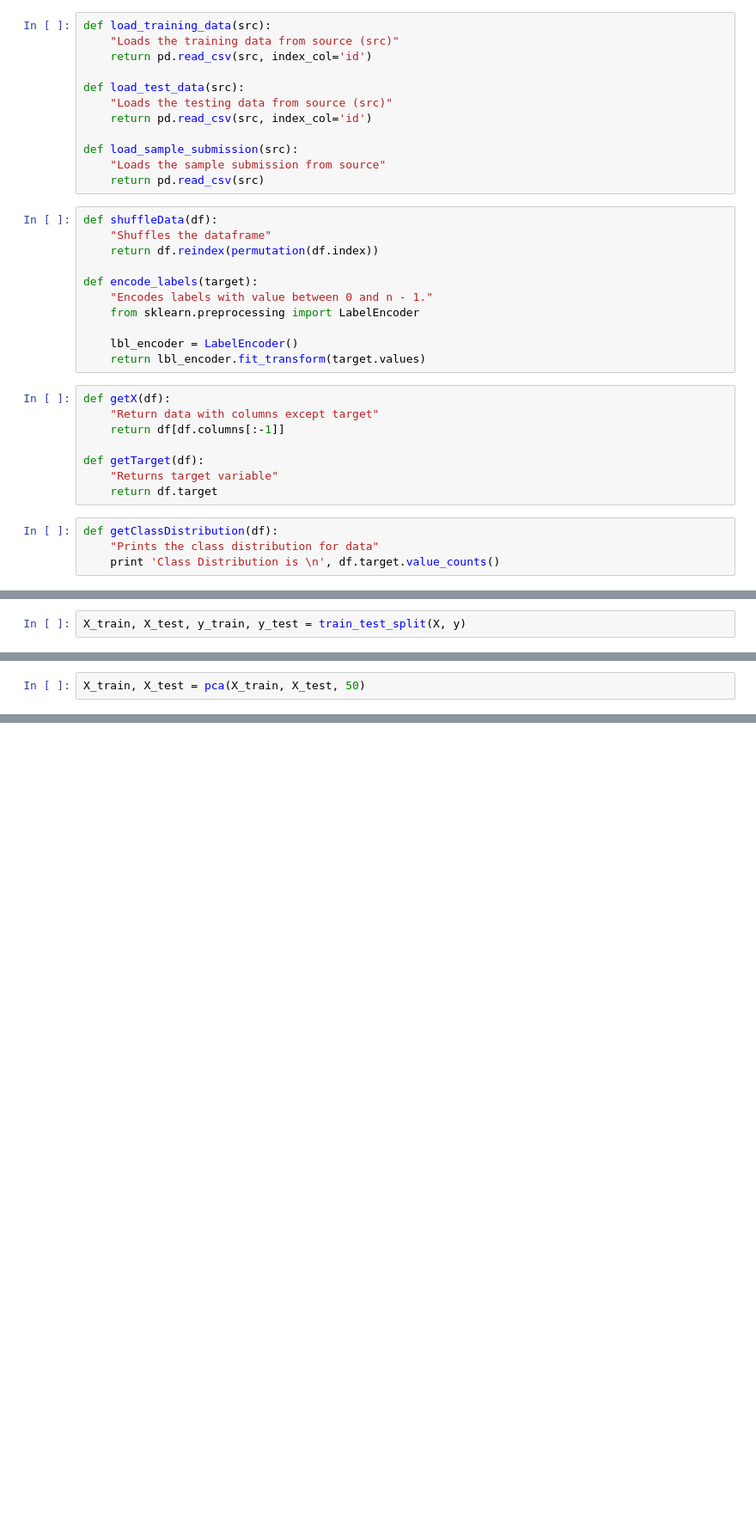
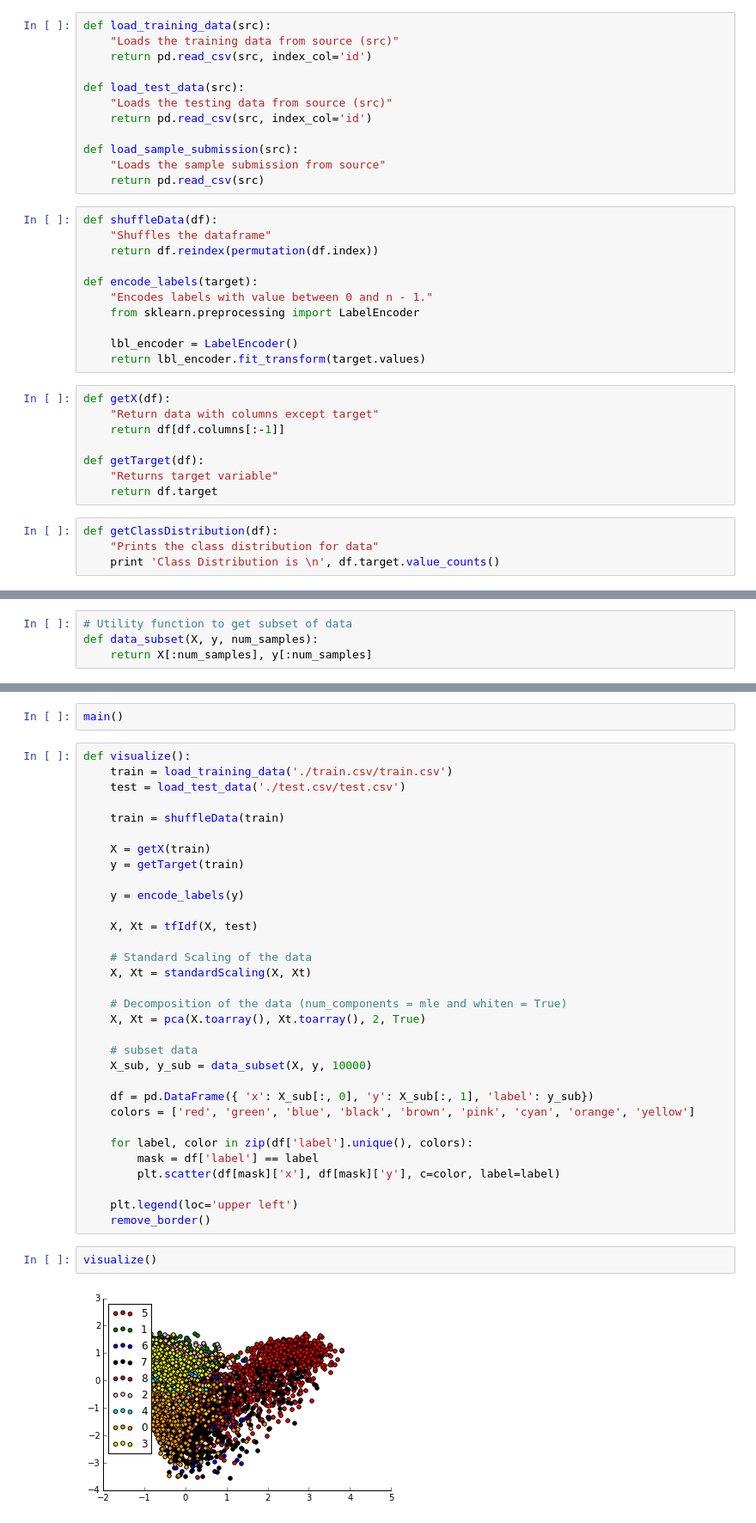
Before and after one commit to numb3r33/Otto-Group, a Jupyter notebook: Otto-Group.ipynb, the cells around one changed output, grey strips where cells are left out. Shown at 86% size. Saved outputs shown, nothing was run; the diff lists cells and outputs as text; blank space fills up the shorter version.

```diff
--- a/Otto-Group.ipynb
+++ b/Otto-Group.ipynb
@@ -189,2 +73,0 @@ y = encode_labels(target)
-# %%
-X_train, X_test, y_train, y_test = train_test_split(X, y)
@@ -197,2 +73,0 @@ print X_train.shape, X_test.shape, y_train.shape, y_test.shape
-# %%
-X_train, X_test = pca(X_train, X_test, 50)
@@ -229,0 +159,4 @@ print confusion_matrix(y_test, y_pred_class)
+# %%
+# Utility function to get subset of data
+def data_subset(X, y, num_samples):
+    return X[:num_samples], y[:num_samples]
@@ -229,0 +208,38 @@ print confusion_matrix(y_test, y_pred_class)
+# %%
+main()
+# %%
+def visualize():
+    train = load_training_data('./train.csv/train.csv')
+    test = load_test_data('./test.csv/test.csv')
+
+    train = shuffleData(train)
+
+    X = getX(train)
+    y = getTarget(train)
+
+    y = encode_labels(y)
+
+    X, Xt = tfIdf(X, test)
+
+    # Standard Scaling of the data
+    X, Xt = standardScaling(X, Xt)
+
+    # Decomposition of the data (num_components = mle and whiten = True)
+    X, Xt = pca(X.toarray(), Xt.toarray(), 2, True)
+
+    # subset data
+    X_sub, y_sub = data_subset(X, y, 10000)
+
+    df = pd.DataFrame({ 'x': X_sub[:, 0], 'y': X_sub[:, 1], 'label': y_sub})
+    colors = ['red', 'green', 'blue', 'black', 'brown', 'pink', 'cyan', 'orange', 'yellow']
+
+    for label, color in zip(df['label'].unique(), colors):
+        mask = df['label'] == label
+        plt.scatter(df[mask]['x'], df[mask]['y'], c=color, label=label)
+
+    plt.legend(loc='upper left')
+    remove_border()
+# %%
+visualize()
+# %% [output]
+[figure, added]
```
Also changed, not shown: parts of 33 cells of this notebook.
